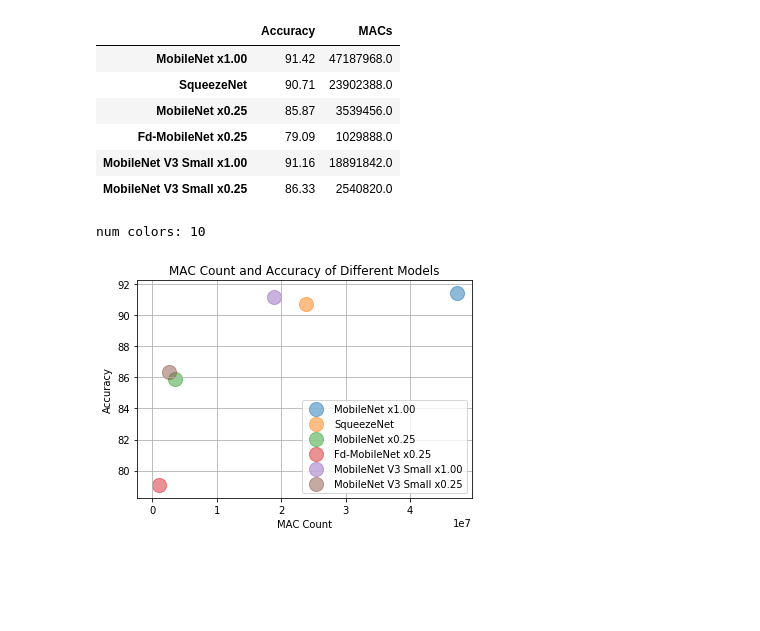
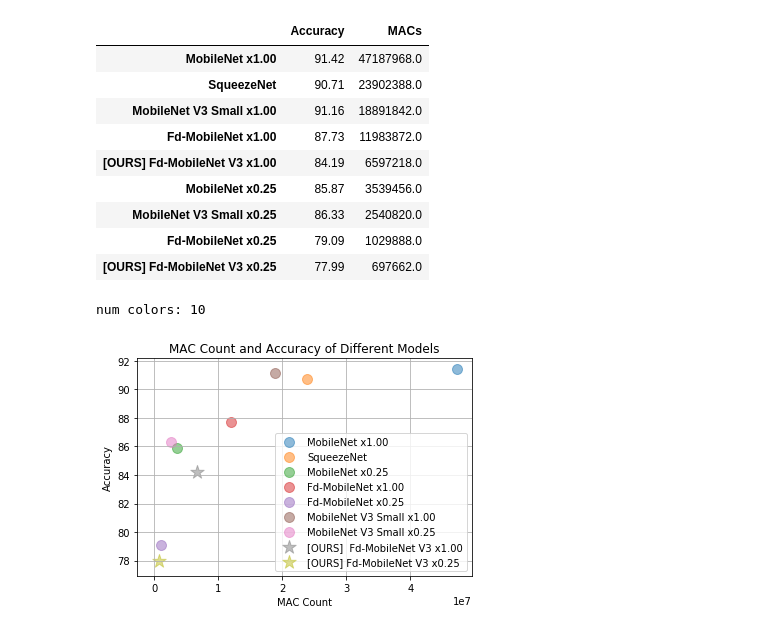
Before and after one commit to bCom5/research-model-zoo, a Jupyter notebook: plot.ipynb, the cells around one changed output. Drawn from its saved outputs; the diff is of its cells as text; code cells hidden in the pictures; blank space fills up the shorter version.

Commit message:
changes, add new plot

```diff
--- a/plot.ipynb
+++ b/plot.ipynb
@@ -10,20 +11,27 @@ df = pd.DataFrame({
         'MobileNet x1.00' : [91.42, 47187968],
         'SqueezeNet' : [90.71, 23902388],
         'MobileNet x0.25' : [85.87, 3539456],
+        'Fd-MobileNet x1.00': [87.730, 11983872],
         'Fd-MobileNet x0.25' : [79.09, 1029888],
         'MobileNet V3 Small x1.00' : [91.16, 18891842],
-        'MobileNet V3 Small x0.25' : [86.33, 2540820]
+        'MobileNet V3 Small x0.25' : [86.33, 2540820],
+        '[OURS]  Fd-MobileNet V3 x1.00' : [84.19, 6597218],
+        '[OURS] Fd-MobileNet V3 x0.25' : [77.99, 697662],
+
     },
     index = ['Accuracy', 'MACs']).T
-df
+df.sort_values(by=['MACs'], axis=0, ascending=False)
 # %% [output]
 |  | Accuracy | MACs |
 | MobileNet x1.00 | 91.42 | 47187968.0 |
 | SqueezeNet | 90.71 | 23902388.0 |
+| MobileNet V3 Small x1.00 | 91.16 | 18891842.0 |
+| Fd-MobileNet x1.00 | 87.73 | 11983872.0 |
+| [OURS] Fd-MobileNet V3 x1.00 | 84.19 | 6597218.0 |
 | MobileNet x0.25 | 85.87 | 3539456.0 |
+| MobileNet V3 Small x0.25 | 86.33 | 2540820.0 |
 | Fd-MobileNet x0.25 | 79.09 | 1029888.0 |
-| MobileNet V3 Small x1.00 | 91.16 | 18891842.0 |
-| MobileNet V3 Small x0.25 | 86.33 | 2540820.0 |
+| [OURS] Fd-MobileNet V3 x0.25 | 77.99 | 697662.0 |
 # %%
 colors = list(mcolors.TABLEAU_COLORS)
 print('num colors: %d' % len(colors))
@@ -32,18 +40,19 @@ num colors: 10
 # %%
 fig, ax = plt.subplots()
 assert len(df.index)  <= 10
 arr = df.to_numpy()
 for i, model in enumerate(df.index):
     y, x = df.to_numpy()[i]
-    scale = 200.0
-    ax.scatter(x, y, c=colors[i], s=scale, label=model,
+    scale = 200.0 if '[OURS]' in model else 100.0
+    marker='*' if '[OURS]' in model else 'o'
+    ax.scatter(x, y, c=colors[i], s=scale, marker=marker, label=model,
                alpha=0.5) # gives a faded color
 
 ax.legend(loc='lower right')
 ax.grid(True)
 plt.title('MAC Count and Accuracy of Different Models')
 plt.xlabel('MAC Count')
 plt.ylabel('Accuracy')
 plt.show()
 # %% [output]
-[figure, old version]
+[figure, new version]
```
Also changed, not shown: parts of 2 cells of this notebook, 22 other files.
